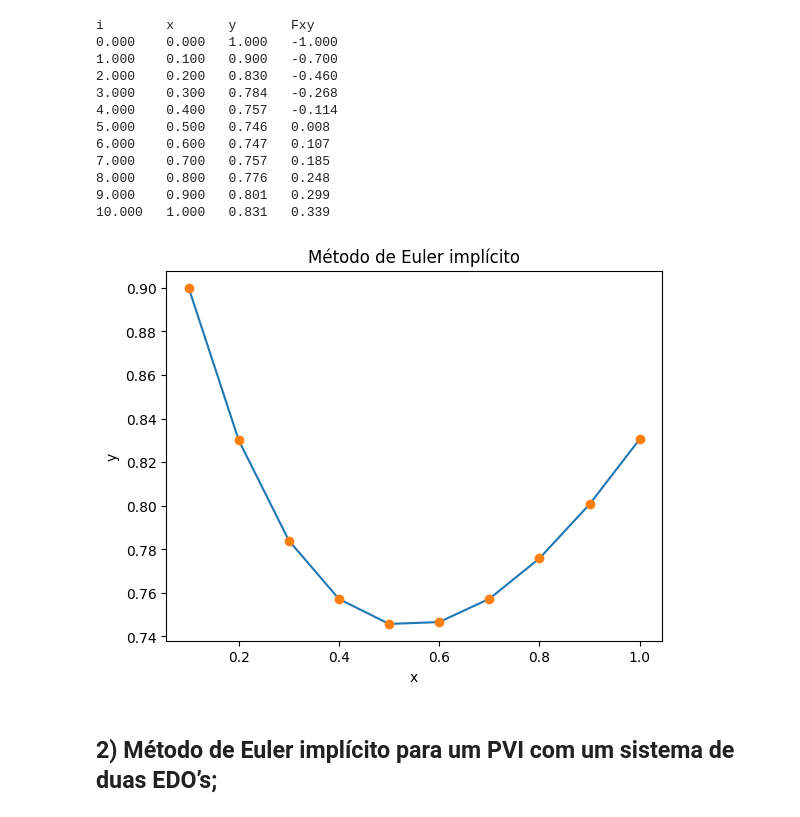
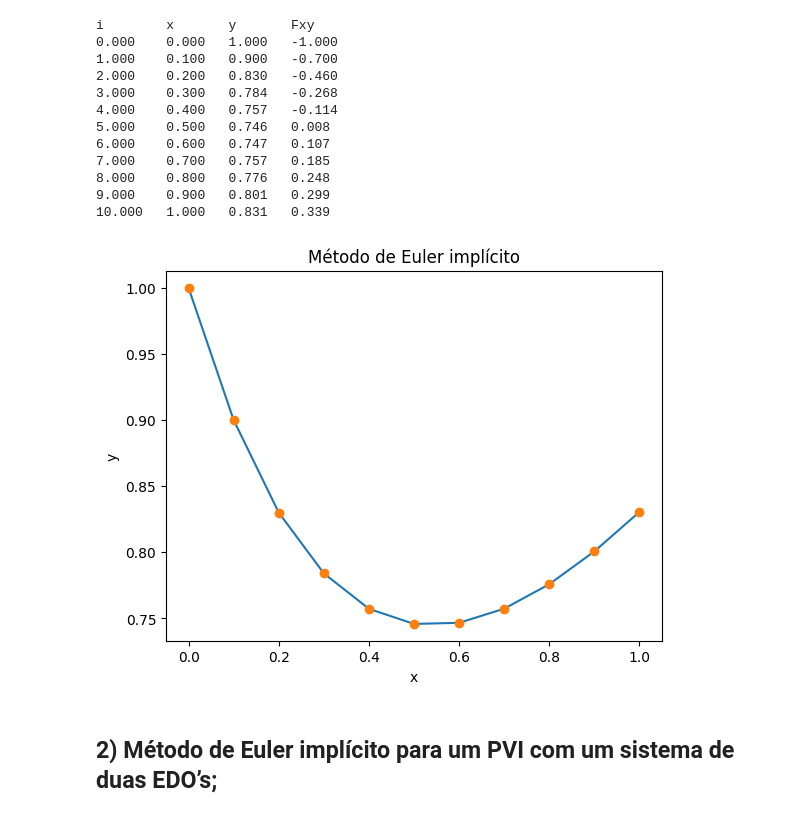
Before and after one commit to mariabandeira/EDO, a Jupyter notebook: Pratica1_EDO.ipynb, the cells around one changed output. Cells and saved outputs as stored; diff of their text form; code cells hidden in the pictures.

```diff
--- a/Pratica1_EDO.ipynb
+++ b/Pratica1_EDO.ipynb
@@ -45,14 +51,14 @@ i        x       y       Fxy
 9.000    0.900   0.801   0.299
 10.000   1.000   0.831   0.339
 # %%
-plt.plot(VetX[1:], VetY[1:])
-plt.plot(VetX[1:], VetY[1:], 'o')
+plt.plot(VetX[0:], VetY[0:])
+plt.plot(VetX[0:], VetY[0:], 'o')
 plt.xlabel('x')
 plt.ylabel('y')
 plt.title('Método de Euler implícito')
 plt.show()
 # %% [output]
-[figure, old version]
+[figure, new version]
 # %% [markdown]
 ## 2) Método de Euler implícito para um PVI com um sistema de duas EDO’s;
 # %%
```
Also changed, not shown: parts of 10 cells of this notebook.
